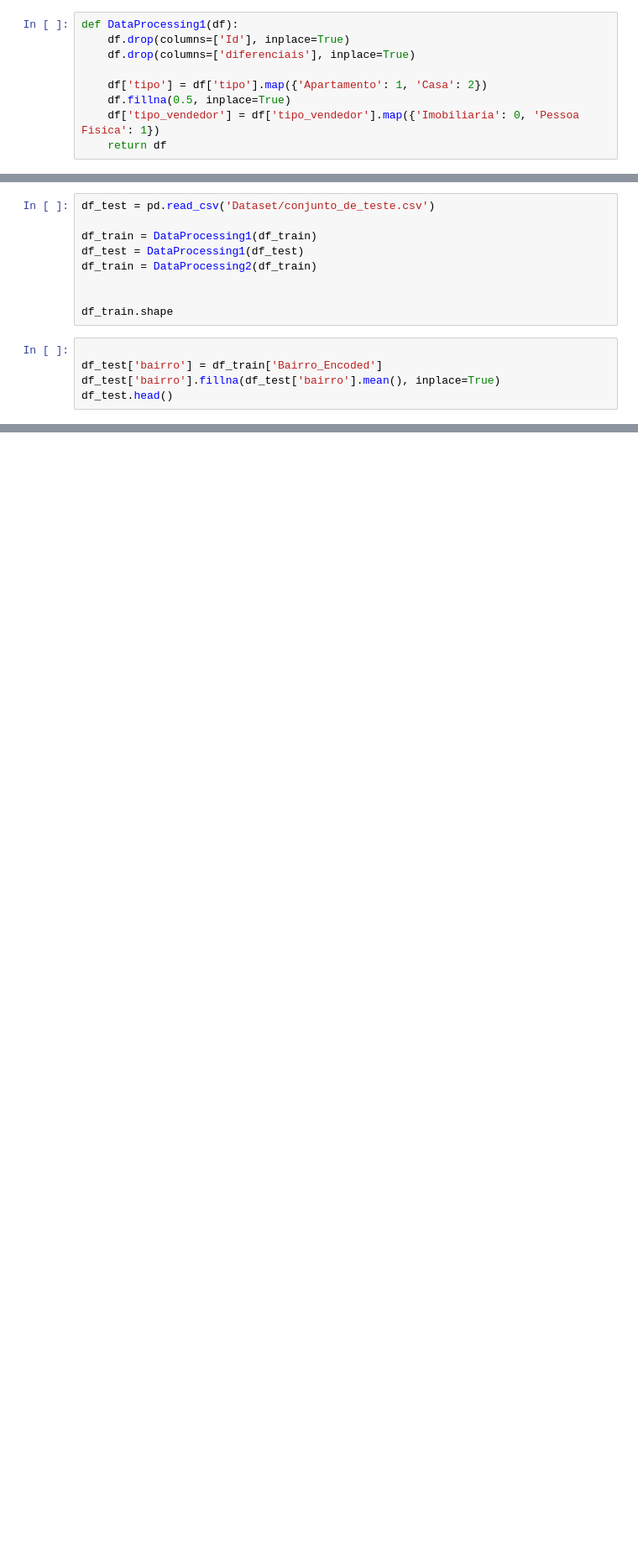
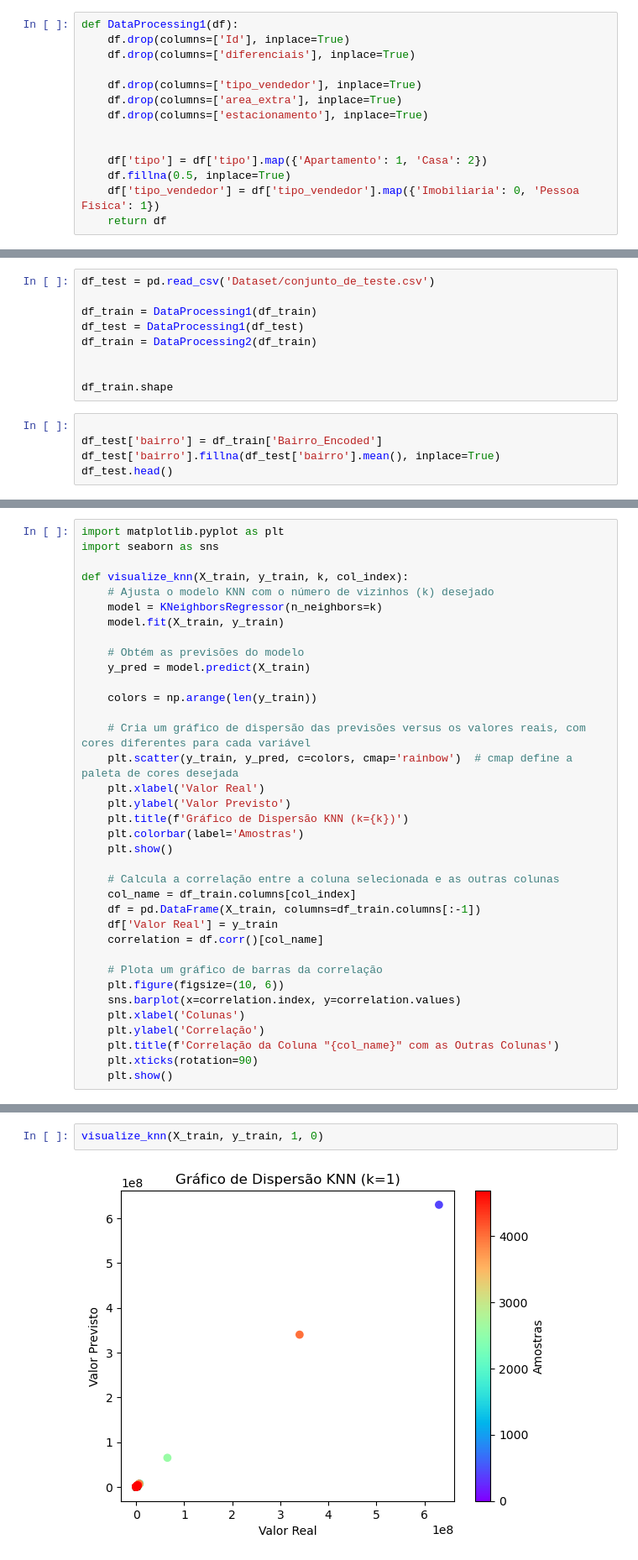
Before and after one commit to carol-santiago/Introduction-to-Machine-Learning-EEL891, a Jupyter notebook: Trabalho 2 - Regressão/model.ipynb, the cells around one changed output, grey strips where cells are left out. Shown at 84% size. Cells and saved outputs as stored; diff of their text form; blank space fills up the shorter version.

```diff
--- a/Trabalho 2 - Regressão/model.ipynb
+++ b/Trabalho 2 - Regressão/model.ipynb
@@ -8,6 +8,11 @@ def DataProcessing1(df):
     df.drop(columns=['Id'], inplace=True)
     df.drop(columns=['diferenciais'], inplace=True)
 
+    df.drop(columns=['tipo_vendedor'], inplace=True)
+    df.drop(columns=['area_extra'], inplace=True)
+    df.drop(columns=['estacionamento'], inplace=True)
+
+
     df['tipo'] = df['tipo'].map({'Apartamento': 1, 'Casa': 2})
     df.fillna(0.5, inplace=True)
     df['tipo_vendedor'] = df['tipo_vendedor'].map({'Imobiliaria': 0, 'Pessoa Fisica': 1})
@@ -81,0 +124,36 @@ df_resultado.shape
+# %%
+import matplotlib.pyplot as plt
+import seaborn as sns
+
+def visualize_knn(X_train, y_train, k, col_index):
+    # Ajusta o modelo KNN com o número de vizinhos (k) desejado
+    model = KNeighborsRegressor(n_neighbors=k)
+    model.fit(X_train, y_train)
+
+    # Obtém as previsões do modelo
+    y_pred = model.predict(X_train)
+
+    colors = np.arange(len(y_train))
+
+    # Cria um gráfico de dispersão das previsões versus os valores reais, com cores diferentes para cada variável
+    plt.scatter(y_train, y_pred, c=colors, cmap='rainbow')  # cmap define a paleta de cores desejada
+    plt.xlabel('Valor Real')
+    plt.ylabel('Valor Previsto')
+    plt.title(f'Gráfico de Dispersão KNN (k={k})')
+    plt.colorbar(label='Amostras')
+    plt.show()
+
+    # Calcula a correlação entre a coluna selecionada e as outras colunas
+    col_name = df_train.columns[col_index]
+    df = pd.DataFrame(X_train, columns=df_train.columns[:-1])
+    df['Valor Real'] = y_train
+    correlation = df.corr()[col_name]
+
+    # Plota um gráfico de barras da correlação
+    plt.figure(figsize=(10, 6))
+    sns.barplot(x=correlation.index, y=correlation.values)
+    plt.xlabel('Colunas')
+    plt.ylabel('Correlação')
+    plt.title(f'Correlação da Coluna "{col_name}" com as Outras Colunas')
+    plt.xticks(rotation=90)
+    plt.show()
@@ -81,0 +163,4 @@ df_resultado.shape
+# %%
+visualize_knn(X_train, y_train, 1, 0)
+# %% [output]
+[figure, added]
```
Also changed, not shown: parts of 7 cells of this notebook, 2 other files.
